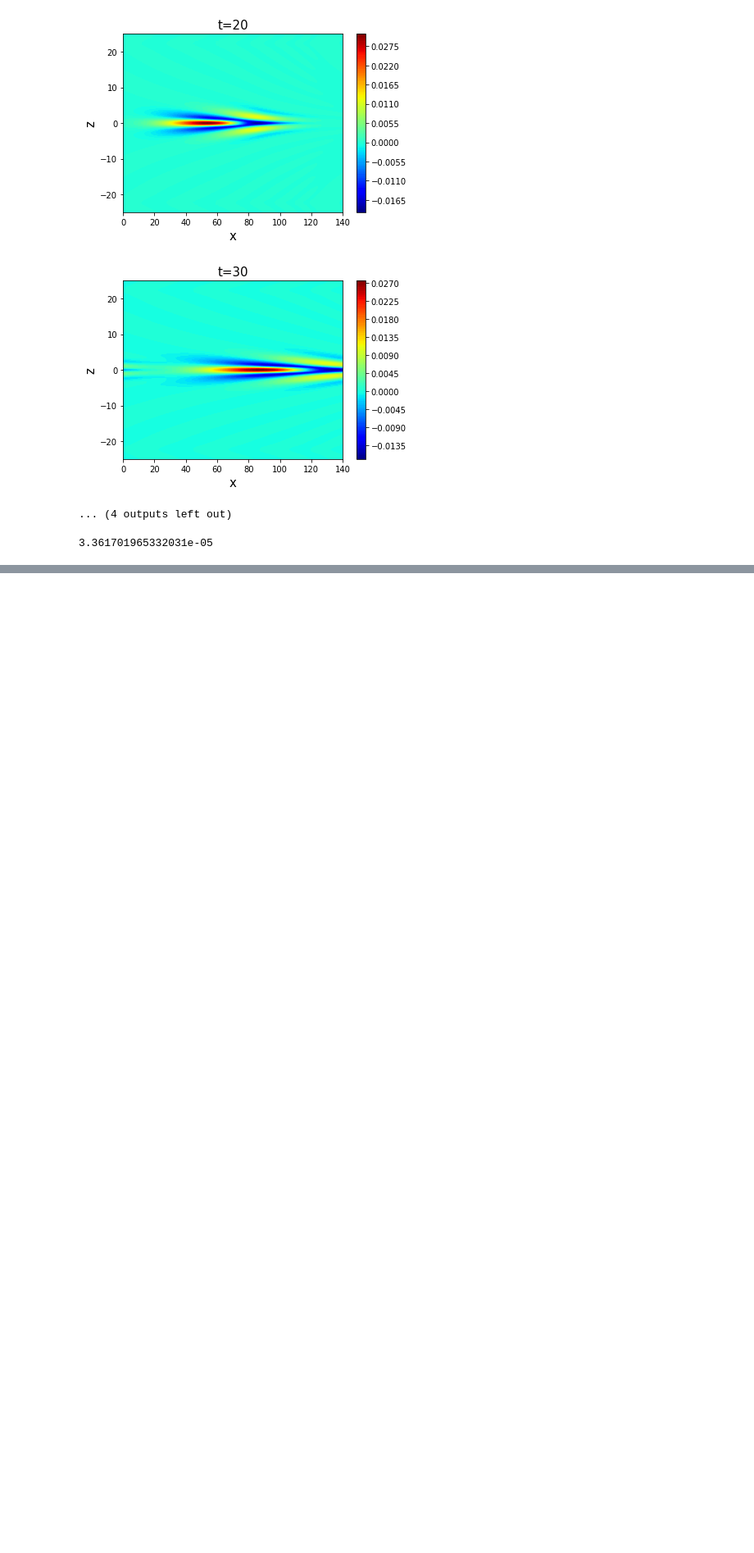
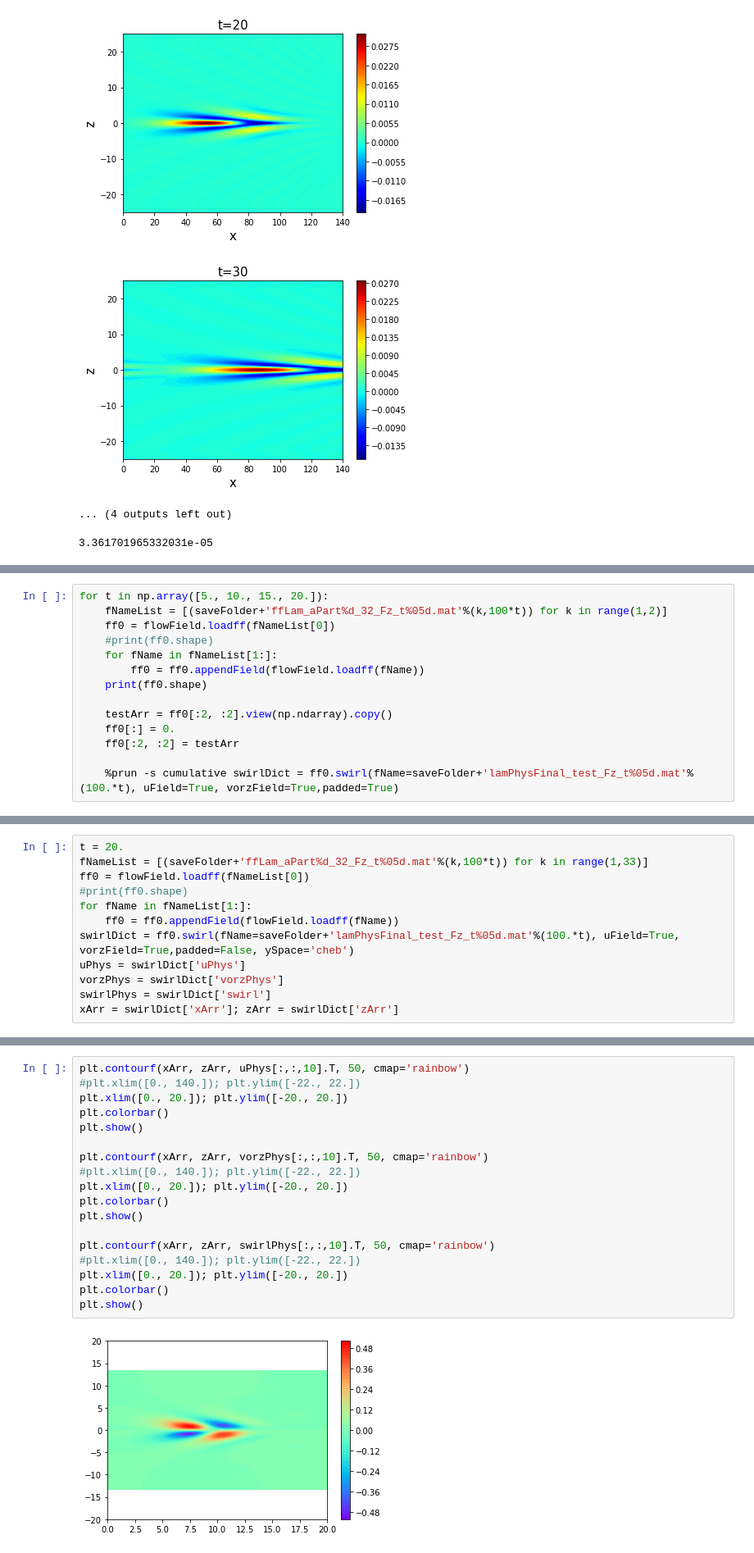
Before and after one commit to saba-vadarevu/Linear-Coherent-Structures-in-Channel-flows, a Jupyter notebook: library/jovanovicThesis.ipynb, the cells around one changed output, grey strips where cells are left out. Shown at 82% size. Drawn from its saved outputs; the diff is of its cells as text; blank space fills up the shorter version.

```diff
--- a/library/jovanovicThesis.ipynb
+++ b/library/jovanovicThesis.ipynb
@@ -2285,0 +2332,14 @@ for ind in range(4):
+# %%
+for t in np.array([5., 10., 15., 20.]):
+    fNameList = [(saveFolder+'ffLam_aPart%d_32_Fz_t%05d.mat'%(k,100*t)) for k in range(1,2)]
+    ff0 = flowField.loadff(fNameList[0])
+    #print(ff0.shape)
+    for fName in fNameList[1:]:
+        ff0 = ff0.appendField(flowField.loadff(fName))
+    print(ff0.shape)
+
+    testArr = ff0[:2, :2].view(np.ndarray).copy()
+    ff0[:] = 0.
+    ff0[:2, :2] = testArr
+
+    %prun -s cumulative swirlDict = ff0.swirl(fName=saveFolder+'lamPhysFinal_test_Fz_t%05d.mat'%(100.*t), uField=True, vorzField=True,padded=True)
@@ -2285,0 +2371,12 @@ for ind in range(4):
+# %%
+t = 20.
+fNameList = [(saveFolder+'ffLam_aPart%d_32_Fz_t%05d.mat'%(k,100*t)) for k in range(1,33)]
+ff0 = flowField.loadff(fNameList[0])
+#print(ff0.shape)
+for fName in fNameList[1:]:
+    ff0 = ff0.appendField(flowField.loadff(fName))
+swirlDict = ff0.swirl(fName=saveFolder+'lamPhysFinal_test_Fz_t%05d.mat'%(100.*t), uField=True, vorzField=True,padded=False, ySpace='cheb')
+uPhys = swirlDict['uPhys']
+vorzPhys = swirlDict['vorzPhys']
+swirlPhys = swirlDict['swirl']
+xArr = swirlDict['xArr']; zArr = swirlDict['zArr']
@@ -2285,0 +2405,20 @@ for ind in range(4):
+# %%
+plt.contourf(xArr, zArr, uPhys[:,:,10].T, 50, cmap='rainbow')
+#plt.xlim([0., 140.]); plt.ylim([-22., 22.])
+plt.xlim([0., 20.]); plt.ylim([-20., 20.])
+plt.colorbar()
+plt.show()
+
+plt.contourf(xArr, zArr, vorzPhys[:,:,10].T, 50, cmap='rainbow')
+#plt.xlim([0., 140.]); plt.ylim([-22., 22.])
+plt.xlim([0., 20.]); plt.ylim([-20., 20.])
+plt.colorbar()
+plt.show()
+
+plt.contourf(xArr, zArr, swirlPhys[:,:,10].T, 50, cmap='rainbow')
+#plt.xlim([0., 140.]); plt.ylim([-22., 22.])
+plt.xlim([0., 20.]); plt.ylim([-20., 20.])
+plt.colorbar()
+plt.show()
+# %% [output]
+[figure, added]
```
Also changed, not shown: parts of 7 cells of this notebook, 1 other file.
